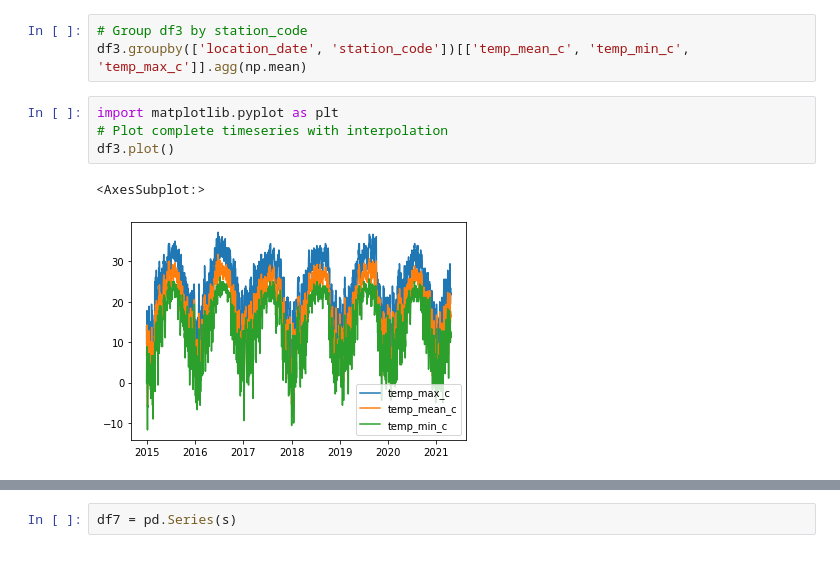
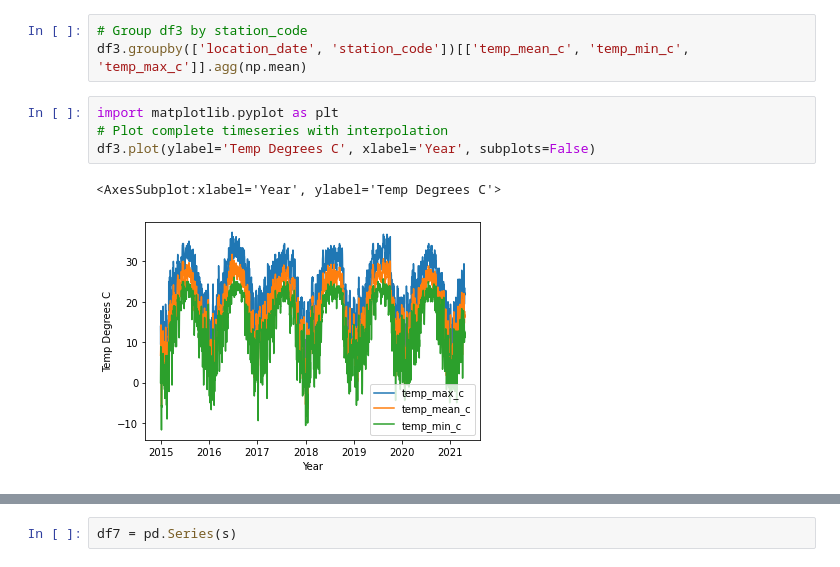
Before and after one commit to KPess/DegreeDays, a Jupyter notebook: DegreeDaysPandas.ipynb, the cells around one changed output, grey strips where cells are left out. Cells and saved outputs as stored; diff of their text form.

```diff
--- a/DegreeDaysPandas.ipynb
+++ b/DegreeDaysPandas.ipynb
@@ -735,7 +735,7 @@ df3.groupby(['location_date', 'station_code'])[['temp_mean_c', 'temp_min_c', 'te
 # %%
 import matplotlib.pyplot as plt
 # Plot complete timeseries with interpolation
-df3.plot()
+df3.plot(ylabel='Temp Degrees C', xlabel='Year', subplots=False)
 # %% [output]
-<AxesSubplot:>
+<AxesSubplot:xlabel='Year', ylabel='Temp Degrees C'>
-[figure, old version]
+[figure, new version]
```
Also changed, not shown: parts of 1 cell of this notebook.
